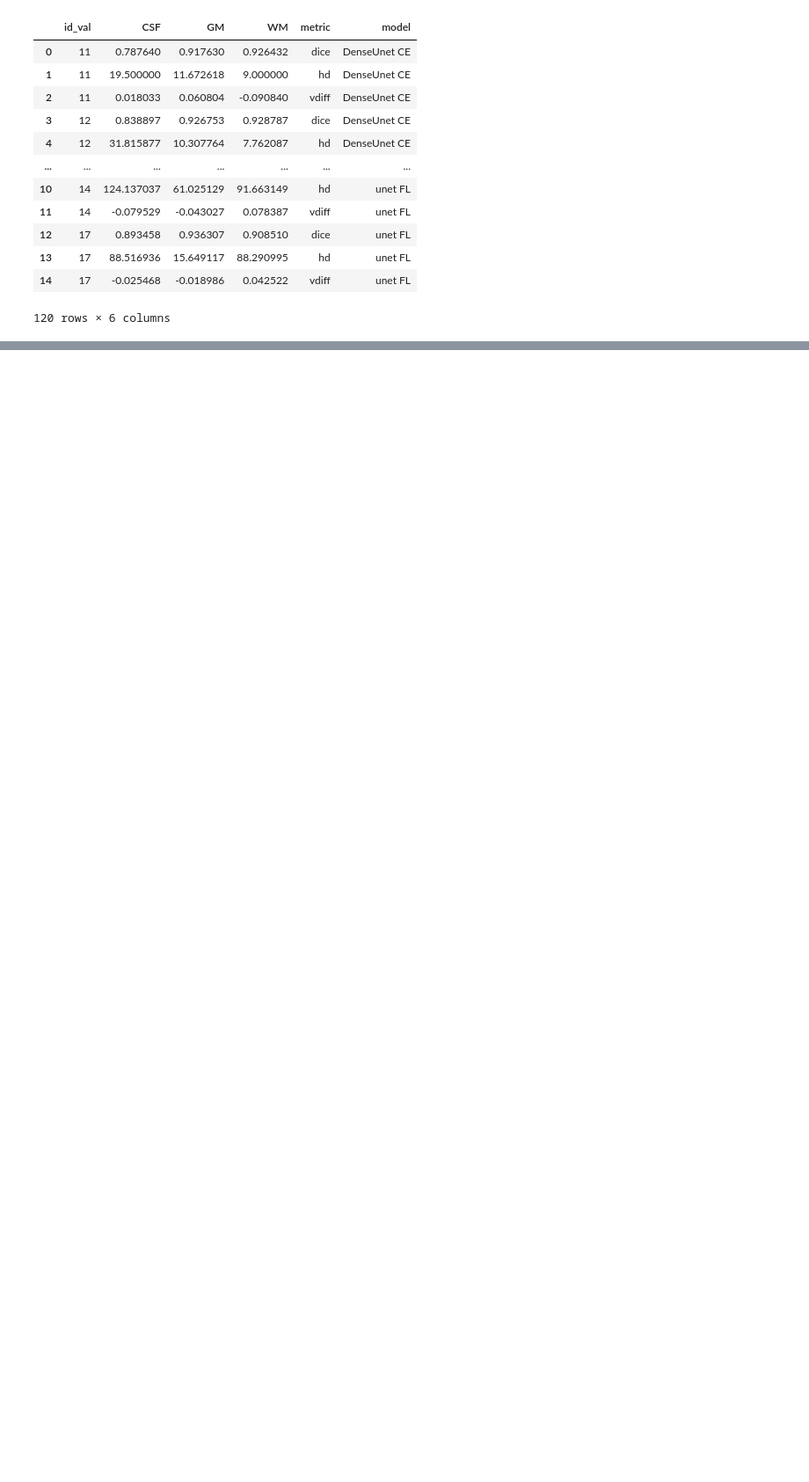
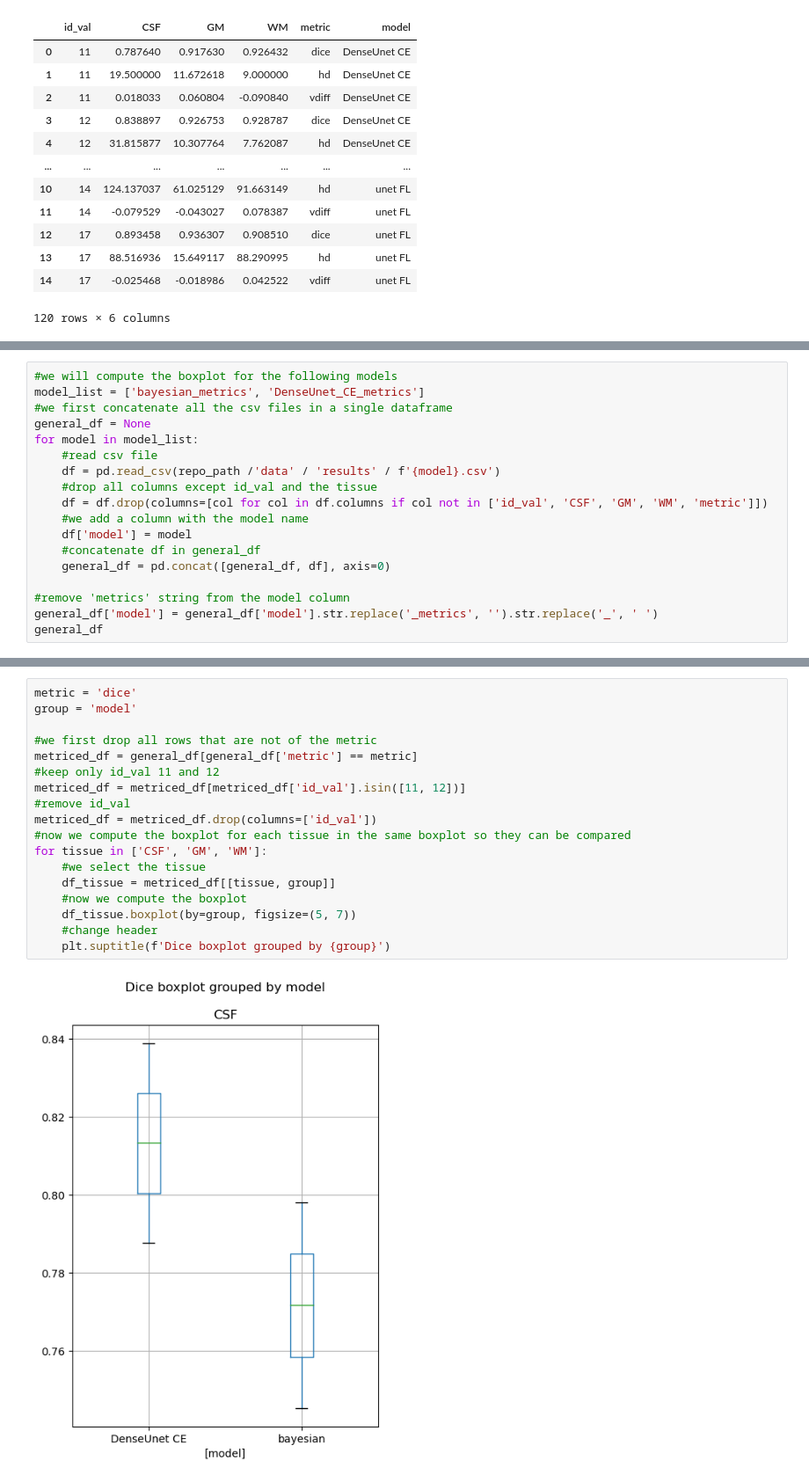
Before and after one commit to cansuyalcinn/brain-tissue-segmentation-challenge, a Jupyter notebook: notebooks/models_comparisons.ipynb, the cells around one changed output, grey strips where cells are left out. Shown at 88% size. Drawn from its saved outputs; the diff is of its cells as text; blank space fills up the shorter version.

```diff
--- a/notebooks/models_comparisons.ipynb
+++ b/notebooks/models_comparisons.ipynb
@@ -123,0 +130,18 @@ for tissue in ['CSF', 'GM', 'WM']:
+# %%
+#we will compute the boxplot for the following models
+model_list = ['bayesian_metrics', 'DenseUnet_CE_metrics']
+#we first concatenate all the csv files in a single dataframe
+general_df = None
+for model in model_list:
+    #read csv file
+    df = pd.read_csv(repo_path /'data' / 'results' / f'{model}.csv')
+    #drop all columns except id_val and the tissue
+    df = df.drop(columns=[col for col in df.columns if col not in ['id_val', 'CSF', 'GM', 'WM', 'metric']])
+    #we add a column with the model name
+    df['model'] = model
+    #concatenate df in general_df
+    general_df = pd.concat([general_df, df], axis=0)
+
+#remove 'metrics' string from the model column
+general_df['model'] = general_df['model'].str.replace('_metrics', '').str.replace('_', ' ')
+general_df
@@ -123,0 +166,20 @@ for tissue in ['CSF', 'GM', 'WM']:
+# %%
+metric = 'dice'
+group = 'model'
+
+#we first drop all rows that are not of the metric
+metriced_df = general_df[general_df['metric'] == metric]
+#keep only id_val 11 and 12
+metriced_df = metriced_df[metriced_df['id_val'].isin([11, 12])]
+#remove id_val
+metriced_df = metriced_df.drop(columns=['id_val'])
+#now we compute the boxplot for each tissue in the same boxplot so they can be compared
+for tissue in ['CSF', 'GM', 'WM']:
+    #we select the tissue
+    df_tissue = metriced_df[[tissue, group]]
+    #now we compute the boxplot
+    df_tissue.boxplot(by=group, figsize=(5, 7))
+    #change header
+    plt.suptitle(f'Dice boxplot grouped by {group}')
+# %% [output]
+[figure, added]
```
Also changed, not shown: parts of 6 cells of this notebook, 3 other files.
